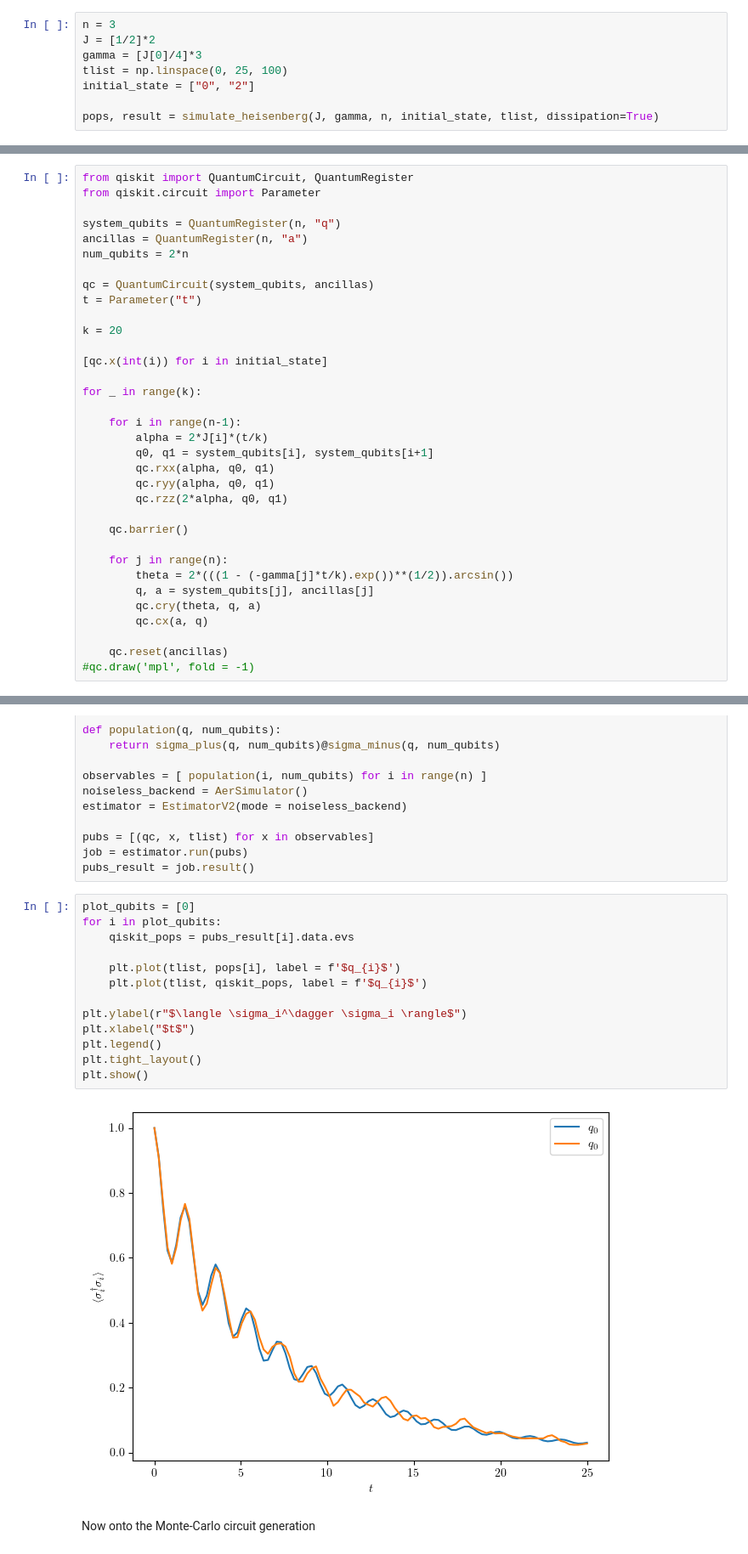
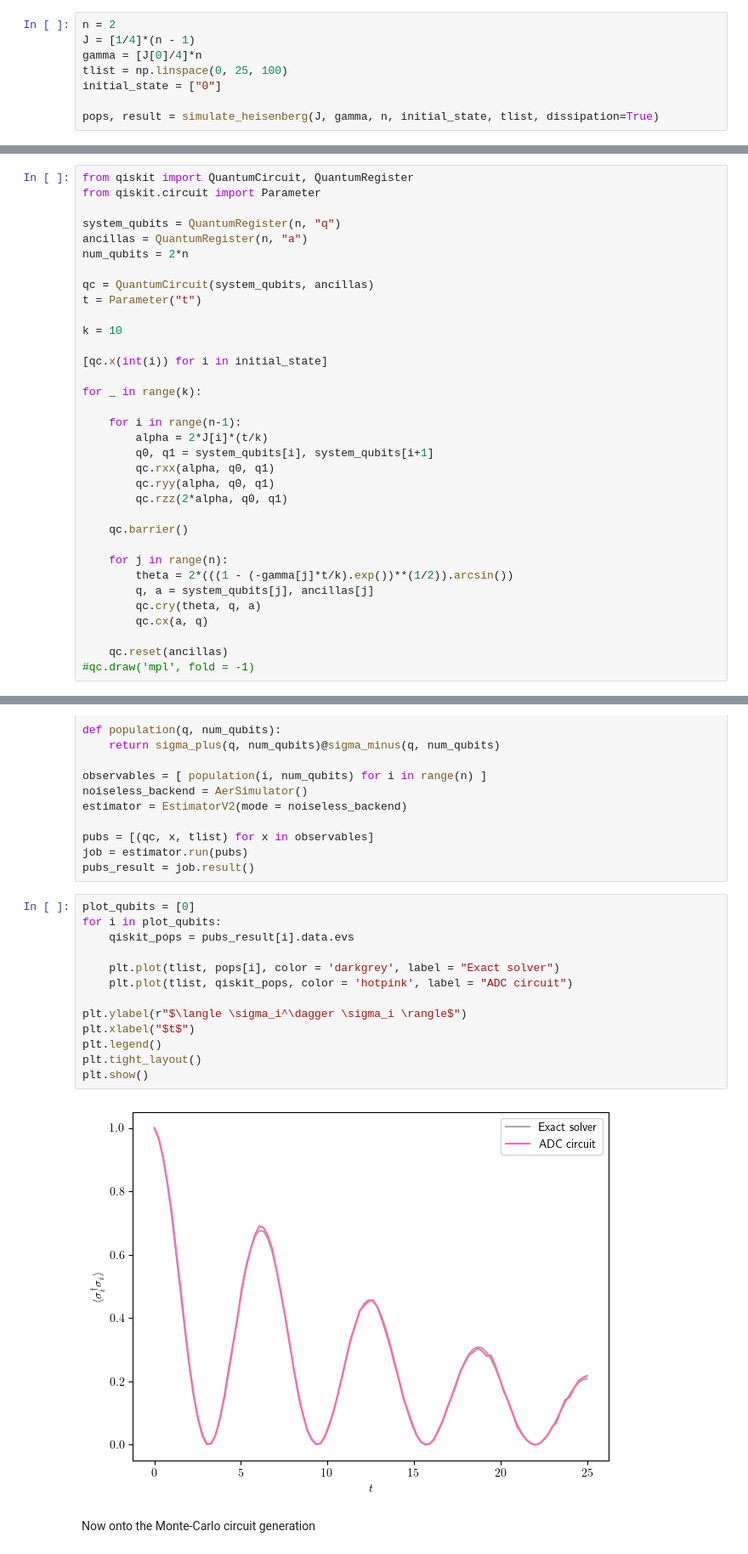
Before and after one commit to bentirher/dmpf_dissipation, a Jupyter notebook: montecarlo/first_test.ipynb, the cells around one changed output, grey strips where cells are left out. Shown at 85% size. Saved outputs shown, nothing was run; the diff lists cells and outputs as text.

```diff
--- a/montecarlo/first_test.ipynb
+++ b/montecarlo/first_test.ipynb
@@ -197,11 +197,11 @@ def simulate_heisenberg(
                      options=options or {})
     return np.array(result.expect), result
 # %%
-n = 3
-J = [1/2]*2
-gamma = [J[0]/4]*3
+n = 2
+J = [1/4]*(n - 1)
+gamma = [J[0]/4]*n
 tlist = np.linspace(0, 25, 100)
-initial_state = ["0", "2"]
+initial_state = ["0"]
 
 pops, result = simulate_heisenberg(J, gamma, n, initial_state, tlist, dissipation=True)
 # %%
@@ -233,7 +233,7 @@ num_qubits = 2*n
 qc = QuantumCircuit(system_qubits, ancillas)
 t = Parameter("t")
 
-k = 20
+k = 10
 
 [qc.x(int(i)) for i in initial_state]
 
@@ -284,18 +284,18 @@ pubs_result = job.result()
 # %%
 plot_qubits = [0]
 for i in plot_qubits:
     qiskit_pops = pubs_result[i].data.evs
 
-    plt.plot(tlist, pops[i], label = f'$q_{i}$')
-    plt.plot(tlist, qiskit_pops, label = f'$q_{i}$')
+    plt.plot(tlist, pops[i], color = 'darkgrey', label = "Exact solver")
+    plt.plot(tlist, qiskit_pops, color = 'hotpink', label = "ADC circuit")
 
 plt.ylabel(r"$\langle \sigma_i^\dagger \sigma_i \rangle$")
 plt.xlabel("$t$")
 plt.legend()
 plt.tight_layout()
 plt.show()
 # %% [output]
-[figure, old version]
+[figure, new version]
 # %% [markdown]
 Now onto the Monte-Carlo circuit generation
 # %%
```
Also changed, not shown: parts of 3 cells of this notebook.
